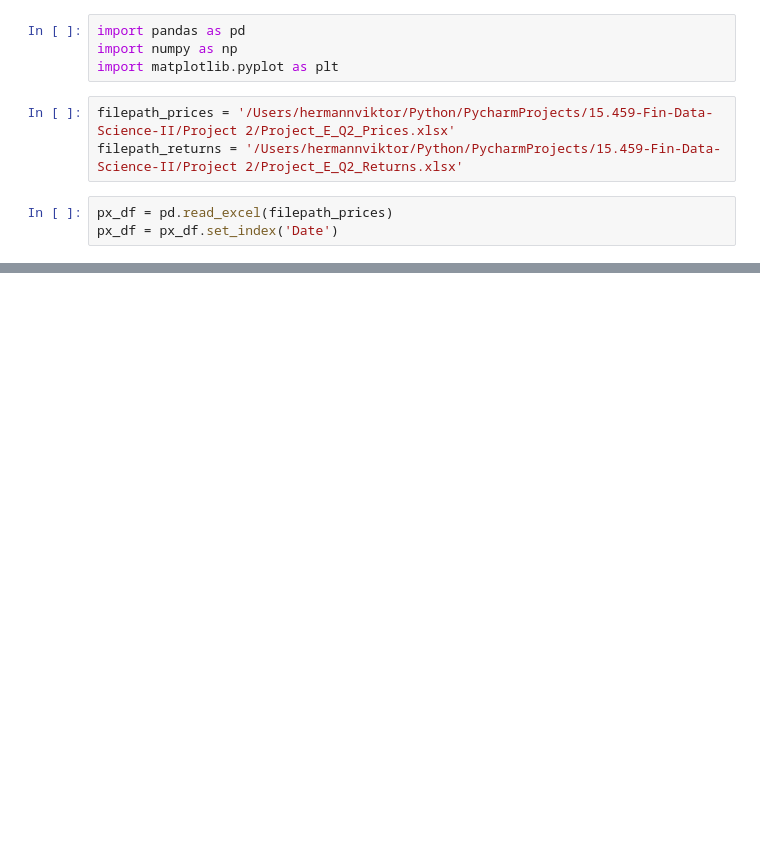
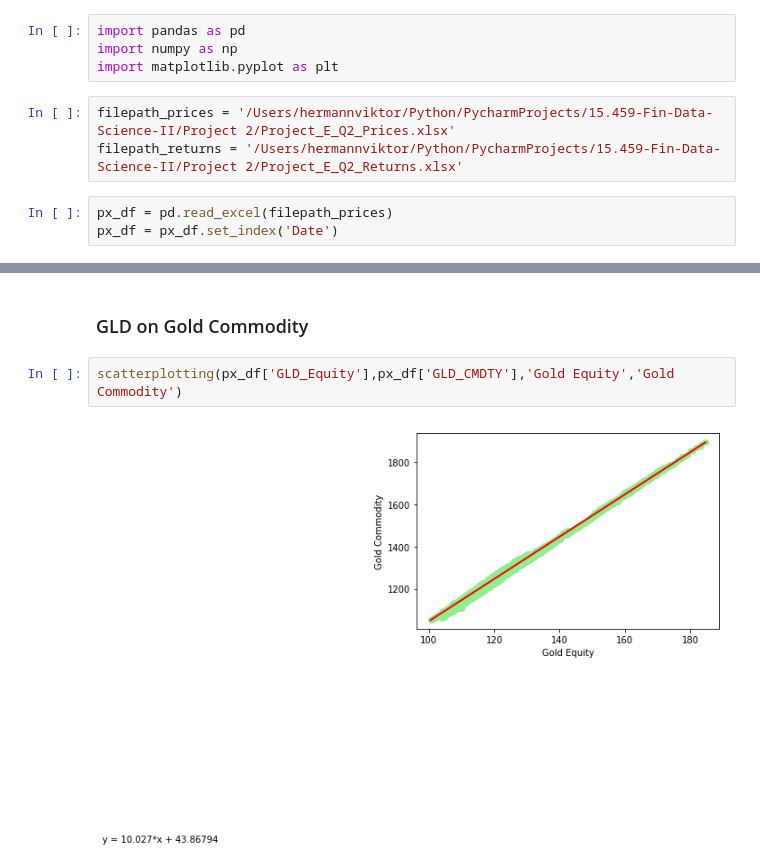
Before and after one commit to llonardi/15.459-Fin-Data-Science-II, a Jupyter notebook: Project 2/Q2.ipynb, the cells around one changed output, grey strips where cells are left out. Saved outputs shown, nothing was run; the diff lists cells and outputs as text; blank space fills up the shorter version.

```diff
--- a/Project 2/Q2.ipynb
+++ b/Project 2/Q2.ipynb
@@ -24,0 +40,6 @@ plt.show()
+# %% [markdown]
+### GLD on Gold Commodity
+# %%
+scatterplotting(px_df['GLD_Equity'],px_df['GLD_CMDTY'],'Gold Equity','Gold Commodity')
+# %% [output]
+[figure, added]
```
Also changed, not shown: parts of 20 cells of this notebook.
